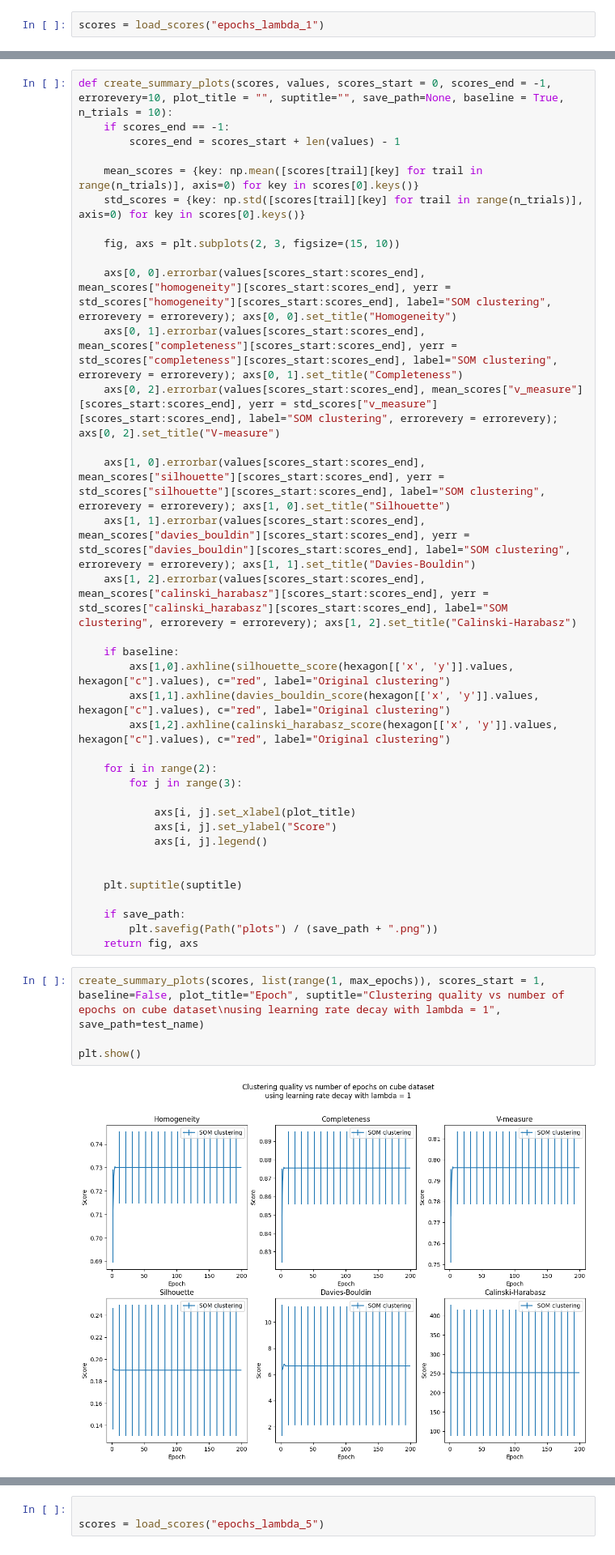
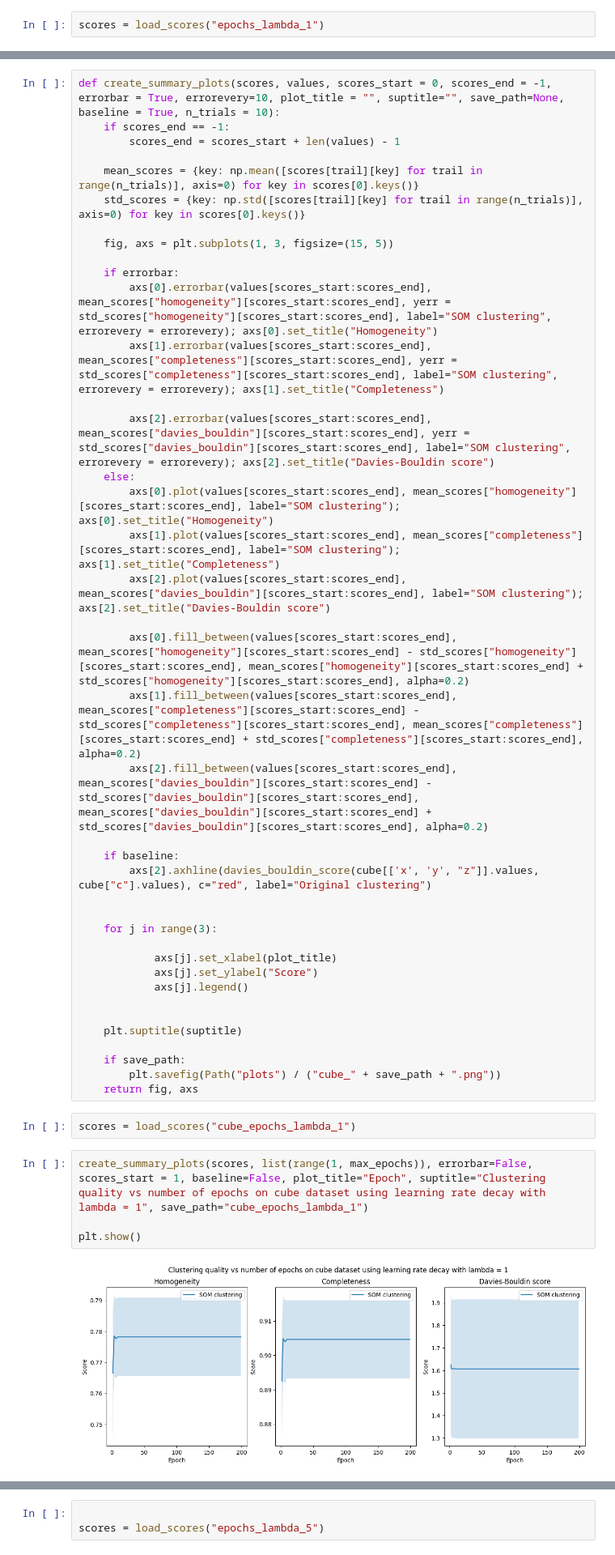
Before and after one commit to Fersoil/miowad, a Jupyter notebook: KOH/cube_eval.ipynb, the cells around one changed output, grey strips where cells are left out. Shown: that part at 81% size. Cells and saved outputs as stored; diff of their text form.

```diff
--- a/KOH/cube_eval.ipynb
+++ b/KOH/cube_eval.ipynb
@@ -148,45 +143,51 @@ ValueError: operands could not be broadcast together with shapes (8,3) (2,)
 # %%
-def create_summary_plots(scores, values, scores_start = 0, scores_end = -1, errorevery=10, plot_title = "", suptitle="", save_path=None, baseline = True, n_trials = 10):
+def create_summary_plots(scores, values, scores_start = 0, scores_end = -1, errorbar = True, errorevery=10, plot_title = "", suptitle="", save_path=None, baseline = True, n_trials = 10):
     if scores_end == -1:
         scores_end = scores_start + len(values) - 1
 
     mean_scores = {key: np.mean([scores[trail][key] for trail in range(n_trials)], axis=0) for key in scores[0].keys()}
     std_scores = {key: np.std([scores[trail][key] for trail in range(n_trials)], axis=0) for key in scores[0].keys()}
 
-    fig, axs = plt.subplots(2, 3, figsize=(15, 10))
+    fig, axs = plt.subplots(1, 3, figsize=(15, 5))
 
-    axs[0, 0].errorbar(values[scores_start:scores_end], mean_scores["homogeneity"][scores_start:scores_end], yerr = std_scores["homogeneity"][scores_start:scores_end], label="SOM clustering", errorevery = errorevery); axs[0, 0].set_title("Homogeneity")
-    axs[0, 1].errorbar(values[scores_start:scores_end], mean_scores["completeness"][scores_start:scores_end], yerr = std_scores["completeness"][scores_start:scores_end], label="SOM clustering", errorevery = errorevery); axs[0, 1].set_title("Completeness")
-    axs[0, 2].errorbar(values[scores_start:scores_end], mean_scores["v_measure"][scores_start:scores_end], yerr = std_scores["v_measure"][scores_start:scores_end], label="SOM clustering", errorevery = errorevery); axs[0, 2].set_title("V-measure")
+    if errorbar:
+        axs[0].errorbar(values[scores_start:scores_end], mean_scores["homogeneity"][scores_start:scores_end], yerr = std_scores["homogeneity"][scores_start:scores_end], label="SOM clustering", errorevery = errorevery); axs[0].set_title("Homogeneity")
+        axs[1].errorbar(values[scores_start:scores_end], mean_scores["completeness"][scores_start:scores_end], yerr = std_scores["completeness"][scores_start:scores_end], label="SOM clustering", errorevery = errorevery); axs[1].set_title("Completeness")
 
-    axs[1, 0].errorbar(values[scores_start:scores_end], mean_scores["silhouette"][scores_start:scores_end], yerr = std_scores["silhouette"][scores_start:scores_end], label="SOM clustering", errorevery = errorevery); axs[1, 0].set_title("Silhouette")
-    axs[1, 1].errorbar(values[scores_start:scores_end], mean_scores["davies_bouldin"][scores_start:scores_end], yerr = std_scores["davies_bouldin"][scores_start:scores_end], label="SOM clustering", errorevery = errorevery); axs[1, 1].set_title("Davies-Bouldin")
-    axs[1, 2].errorbar(values[scores_start:scores_end], mean_scores["calinski_harabasz"][scores_start:scores_end], yerr = std_scores["calinski_harabasz"][scores_start:scores_end], label="SOM clustering", errorevery = errorevery); axs[1, 2].set_title("Calinski-Harabasz")
+        axs[2].errorbar(values[scores_start:scores_end], mean_scores["davies_bouldin"][scores_start:scores_end], yerr = std_scores["davies_bouldin"][scores_start:scores_end], label="SOM clustering", errorevery = errorevery); axs[2].set_title("Davies-Bouldin score")
+    else:
+        axs[0].plot(values[scores_start:scores_end], mean_scores["homogeneity"][scores_start:scores_end], label="SOM clustering"); axs[0].set_title("Homogeneity")
+        axs[1].plot(values[scores_start:scores_end], mean_scores["completeness"][scores_start:scores_end], label="SOM clustering"); axs[1].set_title("Completeness")
+        axs[2].plot(values[scores_start:scores_end], mean_scores["davies_bouldin"][scores_start:scores_end], label="SOM clustering"); axs[2].set_title("Davies-Bouldin score")
+
+        axs[0].fill_between(values[scores_start:scores_end], mean_scores["homogeneity"][scores_start:scores_end] - std_scores["homogeneity"][scores_start:scores_end], mean_scores["homogeneity"][scores_start:scores_end] + std_scores["homogeneity"][scores_start:scores_end], alpha=0.2)
+        axs[1].fill_between(values[scores_start:scores_end], mean_scores["completeness"][scores_start:scores_end] - std_scores["completeness"][scores_start:scores_end], mean_scores["completeness"][scores_start:scores_end] + std_scores["completeness"][scores_start:scores_end], alpha=0.2)
+        axs[2].fill_between(values[scores_start:scores_end], mean_scores["davies_bouldin"][scores_start:scores_end] - std_scores["davies_bouldin"][scores_start:scores_end], mean_scores["davies_bouldin"][scores_start:scores_end] + std_scores["davies_bouldin"][scores_start:scores_end], alpha=0.2)
 
     if baseline:
-        axs[1,0].axhline(silhouette_score(hexagon[['x', 'y']].values, hexagon["c"].values), c="red", label="Original clustering")
-        axs[1,1].axhline(davies_bouldin_score(hexagon[['x', 'y']].values, hexagon["c"].values), c="red", label="Original clustering")
-        axs[1,2].axhline(calinski_harabasz_score(hexagon[['x', 'y']].values, hexagon["c"].values), c="red", label="Original clustering")
+        axs[2].axhline(davies_bouldin_score(cube[['x', 'y', "z"]].values, cube["c"].values), c="red", label="Original clustering")
 
-    for i in range(2):
-        for j in range(3):
 
-            axs[i, j].set_xlabel(plot_title)
-            axs[i, j].set_ylabel("Score")
-            axs[i, j].legend()
+    for j in range(3):
+
+            axs[j].set_xlabel(plot_title)
+            axs[j].set_ylabel("Score")
+            axs[j].legend()
 
 
     plt.suptitle(suptitle)
 
     if save_path:
-        plt.savefig(Path("plots") / (save_path + ".png"))
+        plt.savefig(Path("plots") / ("cube_" + save_path + ".png"))
     return fig, axs
+# %%
+scores = load_scores("cube_epochs_lambda_1")
 # %%
-create_summary_plots(scores, list(range(1, max_epochs)), scores_start = 1, baseline=False, plot_title="Epoch", suptitle="Clustering quality vs number of epochs on cube dataset\nusing learning rate decay with lambda = 1", save_path=test_name)
+create_summary_plots(scores, list(range(1, max_epochs)), errorbar=False, scores_start = 1, baseline=False, plot_title="Epoch", suptitle="Clustering quality vs number of epochs on cube dataset using learning rate decay with lambda = 1", save_path="cube_epochs_lambda_1")
 
 plt.show()
 # %% [output]
-[figure, old version]
+[figure, new version]
 # %%
 M = 2
 N = 3
```
Also changed, not shown: parts of 15 cells of this notebook, 30 other files.
